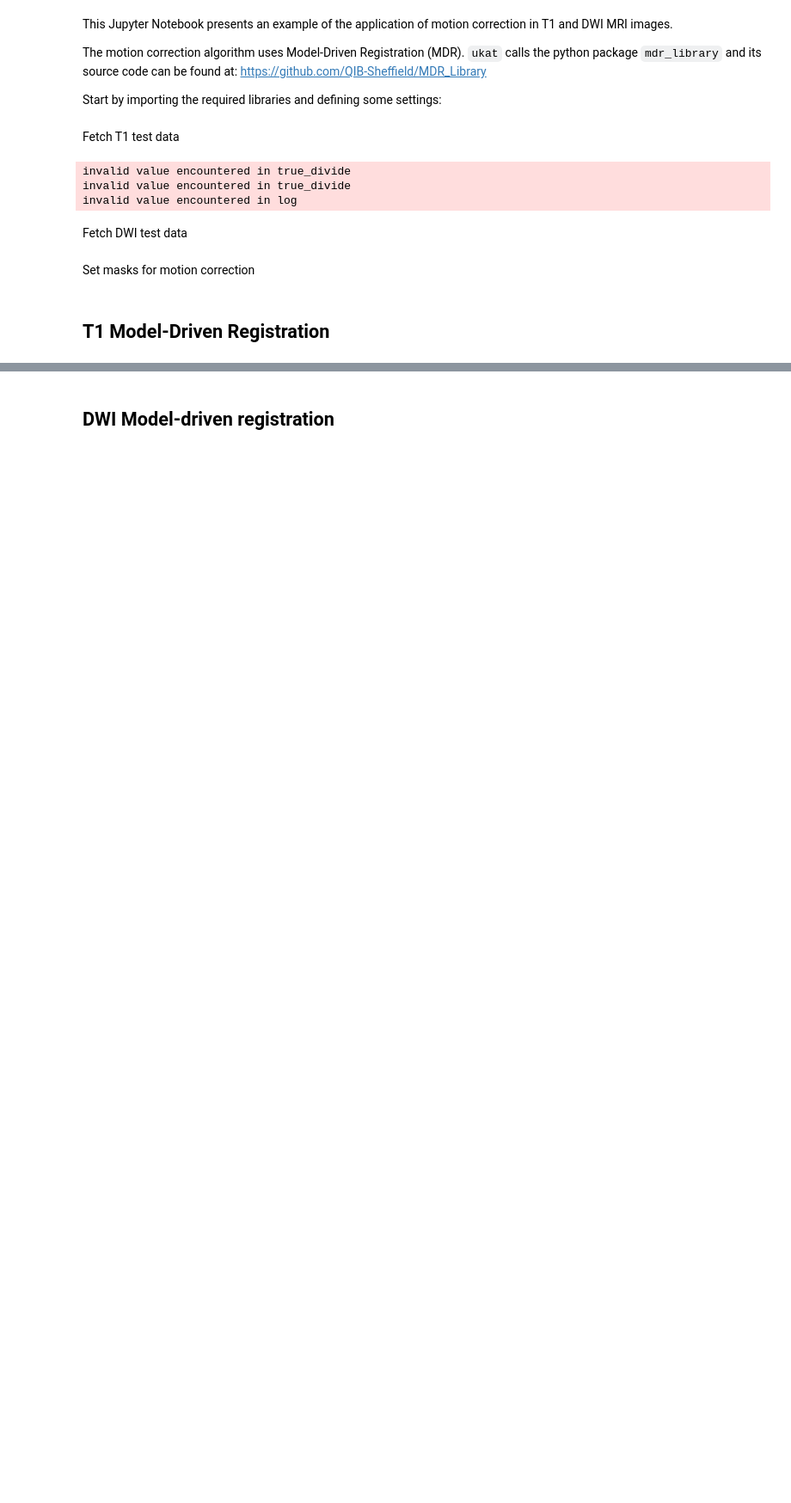
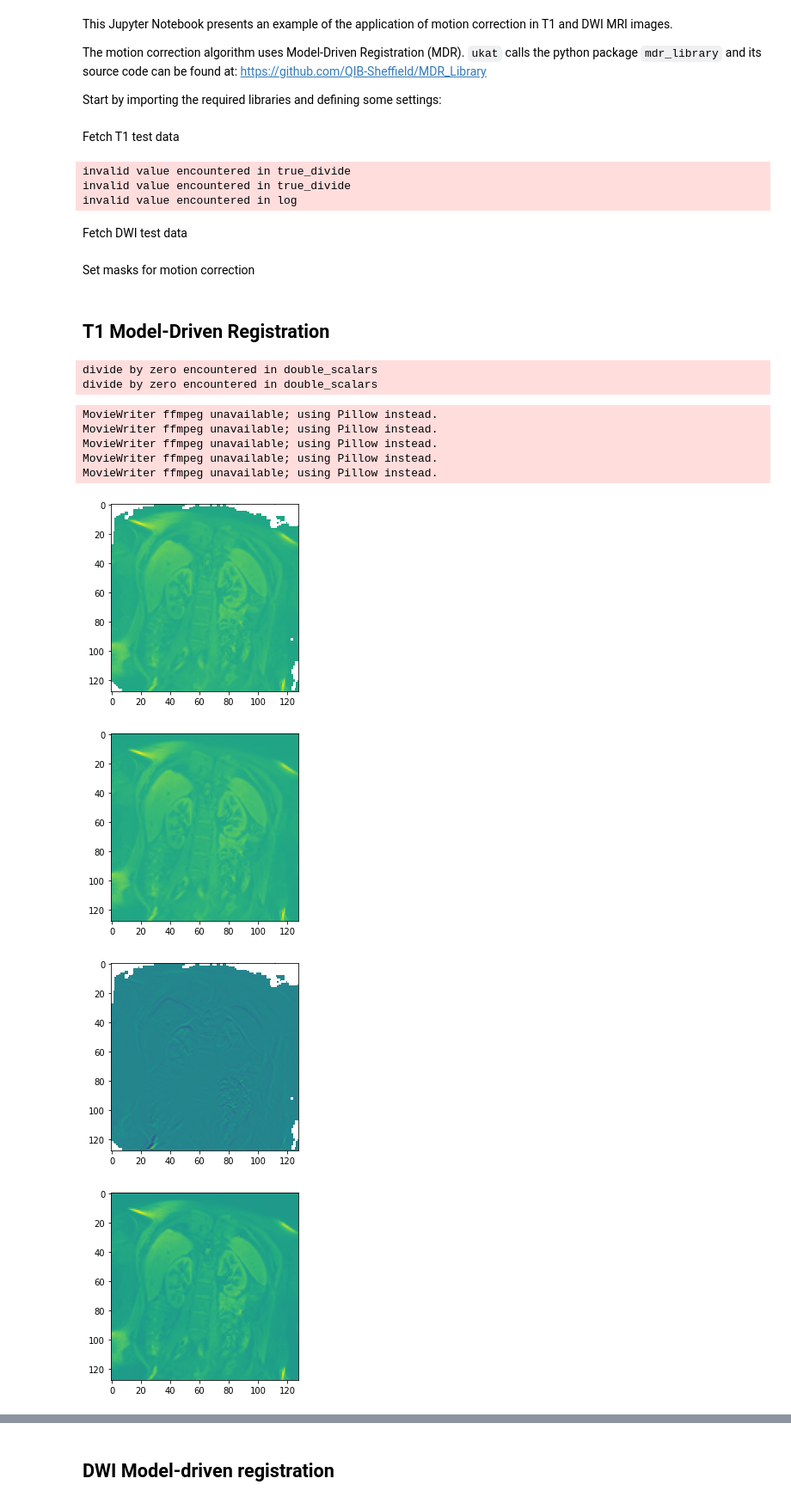
Before and after one commit to UKRIN-MAPS/ukat, a Jupyter notebook: tutorials/motion_correction.ipynb, the cells around one changed output, grey strips where cells are left out. Shown: that part at 86% size. Cells and saved outputs as stored; diff of their text form; code cells hidden in the pictures; blank space fills up the shorter version.

```diff
--- a/tutorials/motion_correction.ipynb
+++ b/tutorials/motion_correction.ipynb
@@ -54,6 +54,7 @@ list_input_parameters_dwi = [affine_dwi, bvals, None, False]
 Set masks for motion correction
 # %%
 mask_flag = True
+
 if mask_flag == True:
     x_t1 = np.shape(magnitude_corrected)[0]
     y_t1 = np.shape(magnitude_corrected)[1]
@@ -71,18 +72,32 @@ if mask_flag == True:
     mask_moco_dwi[:, int(3*y_dwi/4):, ...] = 0
     mask_t1_model = np.array(mask_moco_t1[..., 3], dtype=bool)
     mask_dwi_model = np.array(mask_moco_dwi[..., 3, 0], dtype=bool)
-    list_input_parameters_t1 = [affine_t1, ti, 0, None, mask_t1_model, 2, False]
-    list_input_parameters_dwi = [affine_dwi, bvals, mask_dwi_model, False]
+    list_input_parameters_t1 = [affine_t1, ti, 0, None, None, 3, False]
+    list_input_parameters_dwi = [affine_dwi, bvals, None, False]
 else:
     mask_moco_t1 = None
     mask_moco_dwi = None
 # %% [markdown]
 ## T1 Model-Driven Registration
 # %%
-t1_registration = MotionCorrection(magnitude_corrected, affine_t1, 'T1_Moco', list_input_parameters_t1, convergence=1, multithread=False, log=False, mask=mask_moco_t1)
+t1_registration = MotionCorrection(magnitude_corrected, affine_t1, 'T1_Moco', list_input_parameters_t1, convergence=1, multithread=False, log=False)
+# %% [output]
+divide by zero encountered in double_scalars
+divide by zero encountered in double_scalars
 # %%
 # Get the T1 coregistered pixel_array and the array with the difference between the original and the motion corrected
 t1_moco_array = t1_registration.get_coregistered()
 t1_moco_diff_array = t1_registration.get_diff_orig_coreg()
 # Save motion corrected T1 sequence to NIfTI
-t1_registration.to_nifti(output_directory=OUTPUT_DIR, base_file_name='T1_motion_corrected', maps=['original', 'coregistered', 'difference', 'fitted', 'deformation_field', 'params'])
+t1_registration.to_nifti(output_directory=OUTPUT_DIR, base_file_name='T1_motion_corrected', maps=['original', 'coregistered', 'difference', 'fitted', 'deformation_field', 'parameters'])
+t1_registration.to_gif(output_directory=OUTPUT_DIR, base_file_name='T1_motion_corrected', maps=['original', 'coregistered', 'difference', 'fitted', 'deformation_field'])
+# %% [output]
+MovieWriter ffmpeg unavailable; using Pillow instead.
+MovieWriter ffmpeg unavailable; using Pillow instead.
+MovieWriter ffmpeg unavailable; using Pillow instead.
+MovieWriter ffmpeg unavailable; using Pillow instead.
+MovieWriter ffmpeg unavailable; using Pillow instead.
+[figure, added]
+[figure, added]
+[figure, added]
+[figure, added]
```
Also changed, not shown: parts of 14 cells of this notebook, 3 other files.
